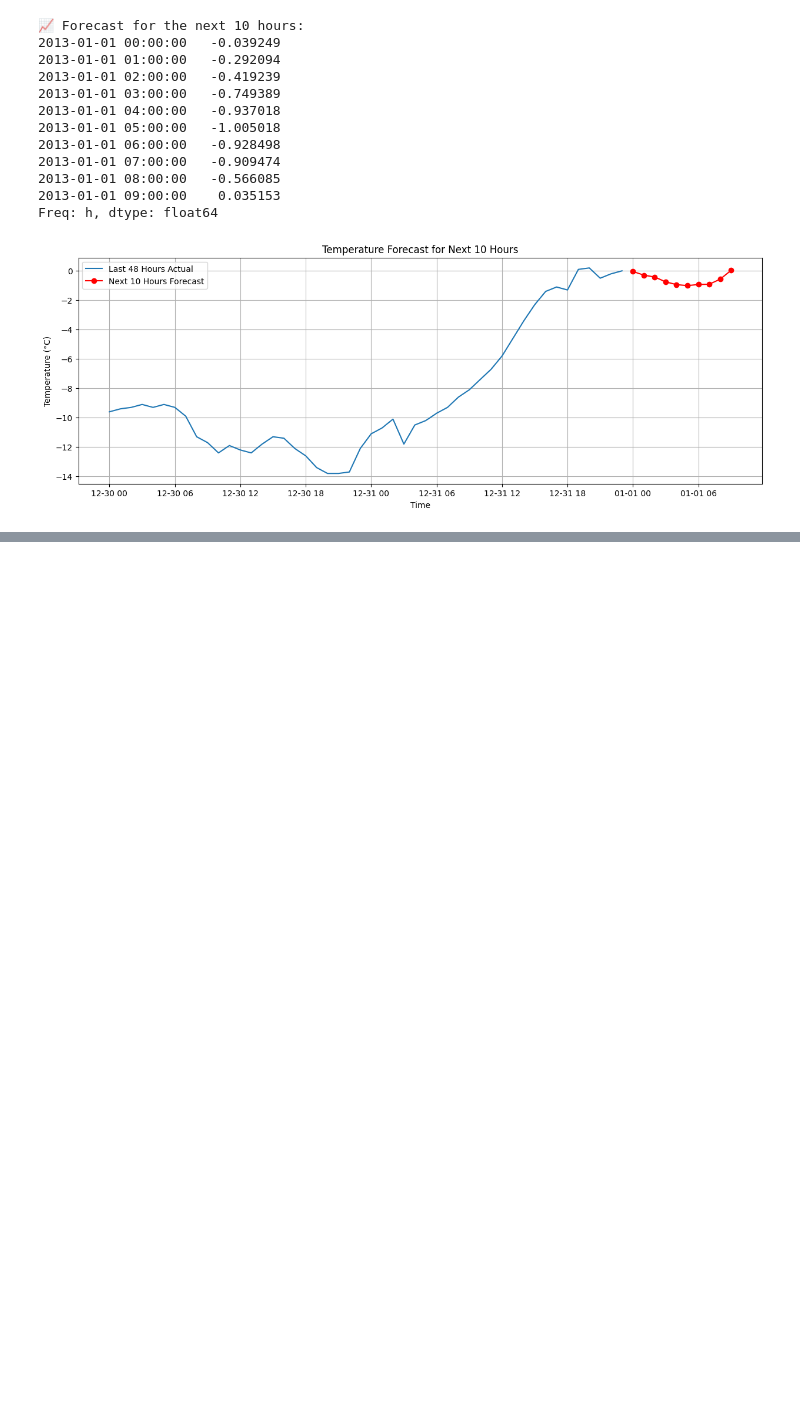
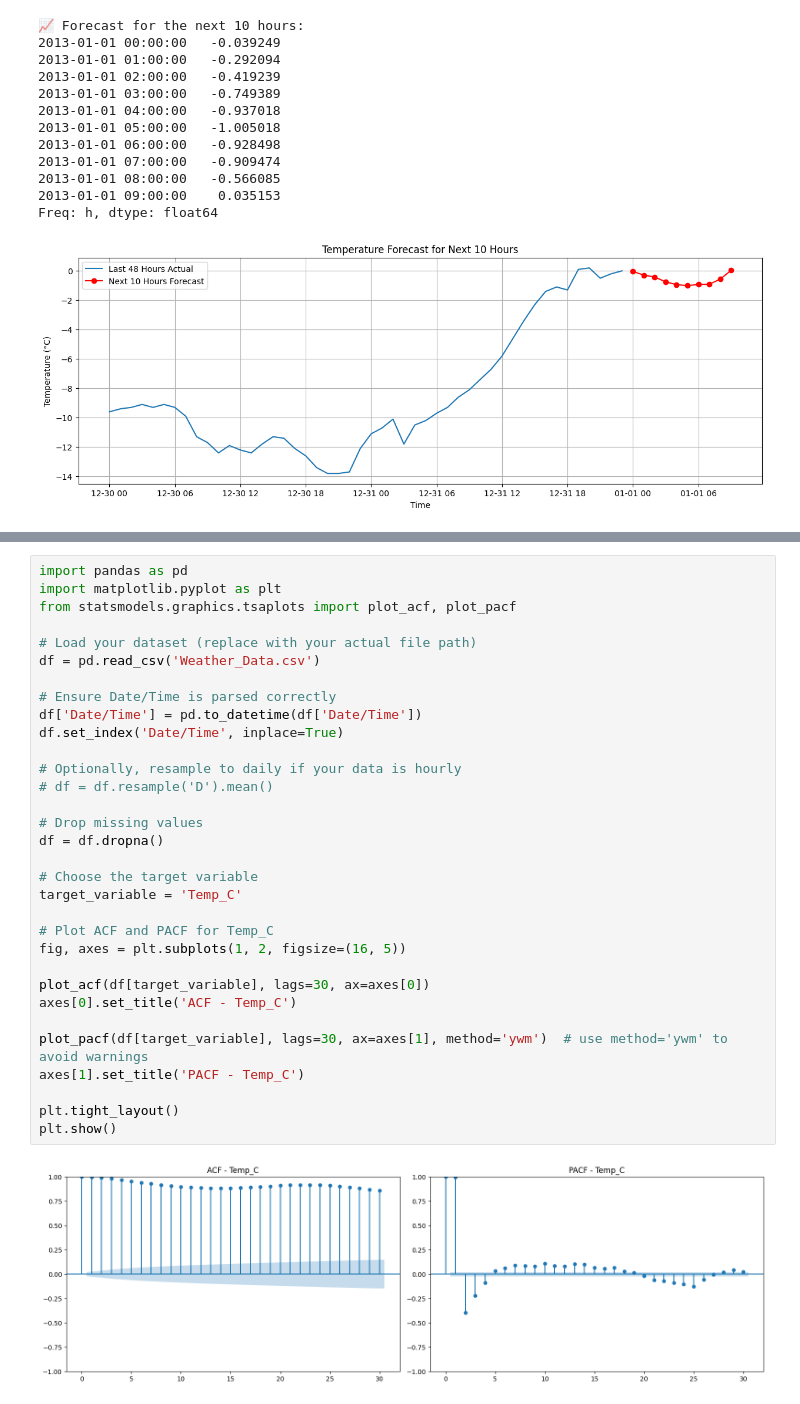
Before and after one commit to Visa110804/Time-series-forecasting, a Jupyter notebook: Time_series_forrecast.ipynb, the cells around one changed output, grey strips where cells are left out. Saved outputs shown, nothing was run; the diff lists cells and outputs as text; blank space fills up the shorter version.

```diff
--- a/Time_series_forrecast.ipynb
+++ b/Time_series_forrecast.ipynb
@@ -437,0 +185,34 @@ plt.show()
+# %%
+import pandas as pd
+import matplotlib.pyplot as plt
+from statsmodels.graphics.tsaplots import plot_acf, plot_pacf
+
+# Load your dataset (replace with your actual file path)
+df = pd.read_csv('Weather_Data.csv')
+
+# Ensure Date/Time is parsed correctly
+df['Date/Time'] = pd.to_datetime(df['Date/Time'])
+df.set_index('Date/Time', inplace=True)
+
+# Optionally, resample to daily if your data is hourly
+# df = df.resample('D').mean()
+
+# Drop missing values
+df = df.dropna()
+
+# Choose the target variable
+target_variable = 'Temp_C'
+
+# Plot ACF and PACF for Temp_C
+fig, axes = plt.subplots(1, 2, figsize=(16, 5))
+
+plot_acf(df[target_variable], lags=30, ax=axes[0])
+axes[0].set_title('ACF - Temp_C')
+
+plot_pacf(df[target_variable], lags=30, ax=axes[1], method='ywm')  # use method='ywm' to avoid warnings
+axes[1].set_title('PACF - Temp_C')
+
+plt.tight_layout()
+plt.show()
+# %% [output]
+[figure, added]
```
Also changed, not shown: parts of 9 cells of this notebook.
